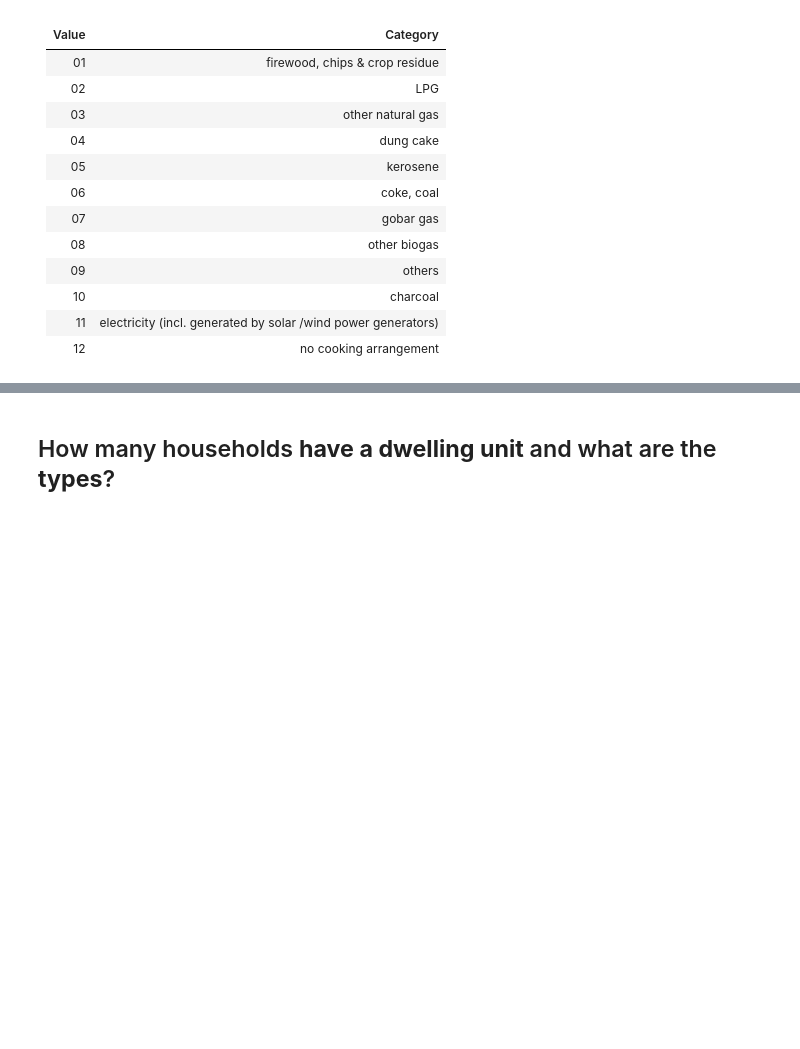
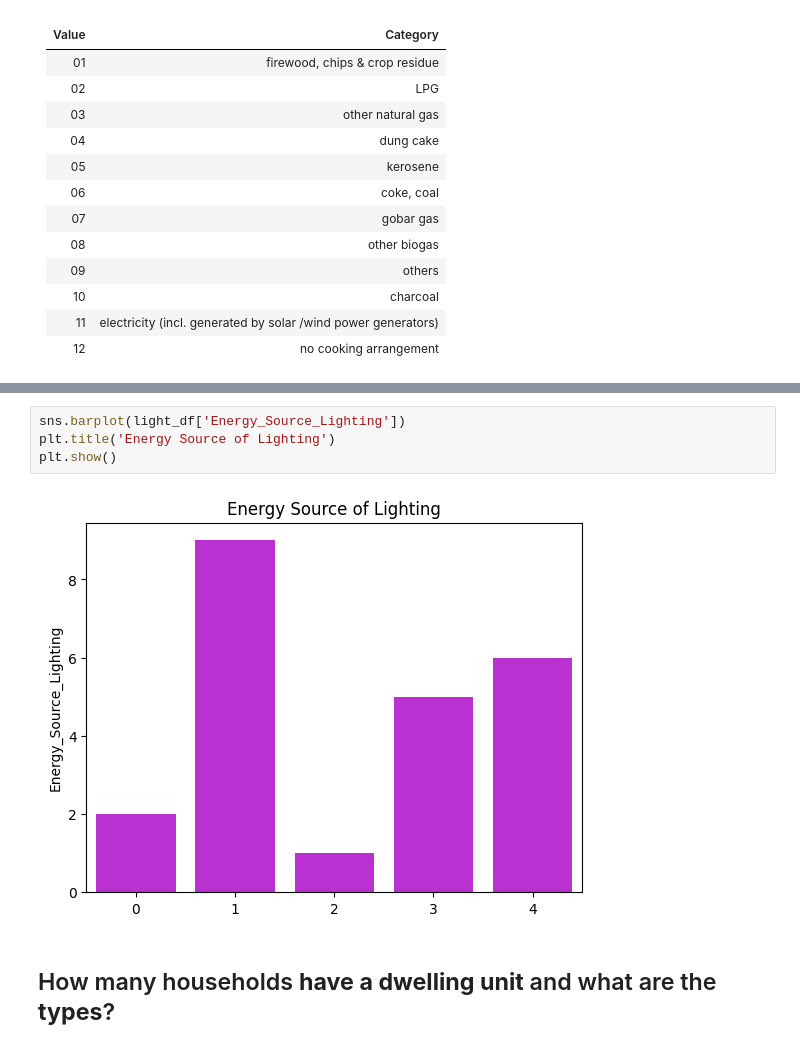
Before and after one commit to Rudra-G-23/rural-financial-inclusion-govt-scheme-recommendation, a Jupyter notebook: parquet-data/lev-03/notebooks/lev-03-04-eda-01.ipynb, the cells around one changed output, grey strips where cells are left out. Saved outputs shown, nothing was run; the diff lists cells and outputs as text; blank space fills up the shorter version.

```diff
--- a/parquet-data/lev-03/notebooks/lev-03-04-eda-01.ipynb
+++ b/parquet-data/lev-03/notebooks/lev-03-04-eda-01.ipynb
@@ -194,3 +194,9 @@ light_df
+# %%
+sns.barplot(light_df['Energy_Source_Lighting'])
+plt.title('Energy Source of Lighting')
+plt.show()
+# %% [output]
+[figure, added]
 # %% [markdown]
 ## How many households **have a dwelling unit** and what are the **types**?
 # %%
```
Also changed, not shown: parts of 21 cells of this notebook, 2 other files.
